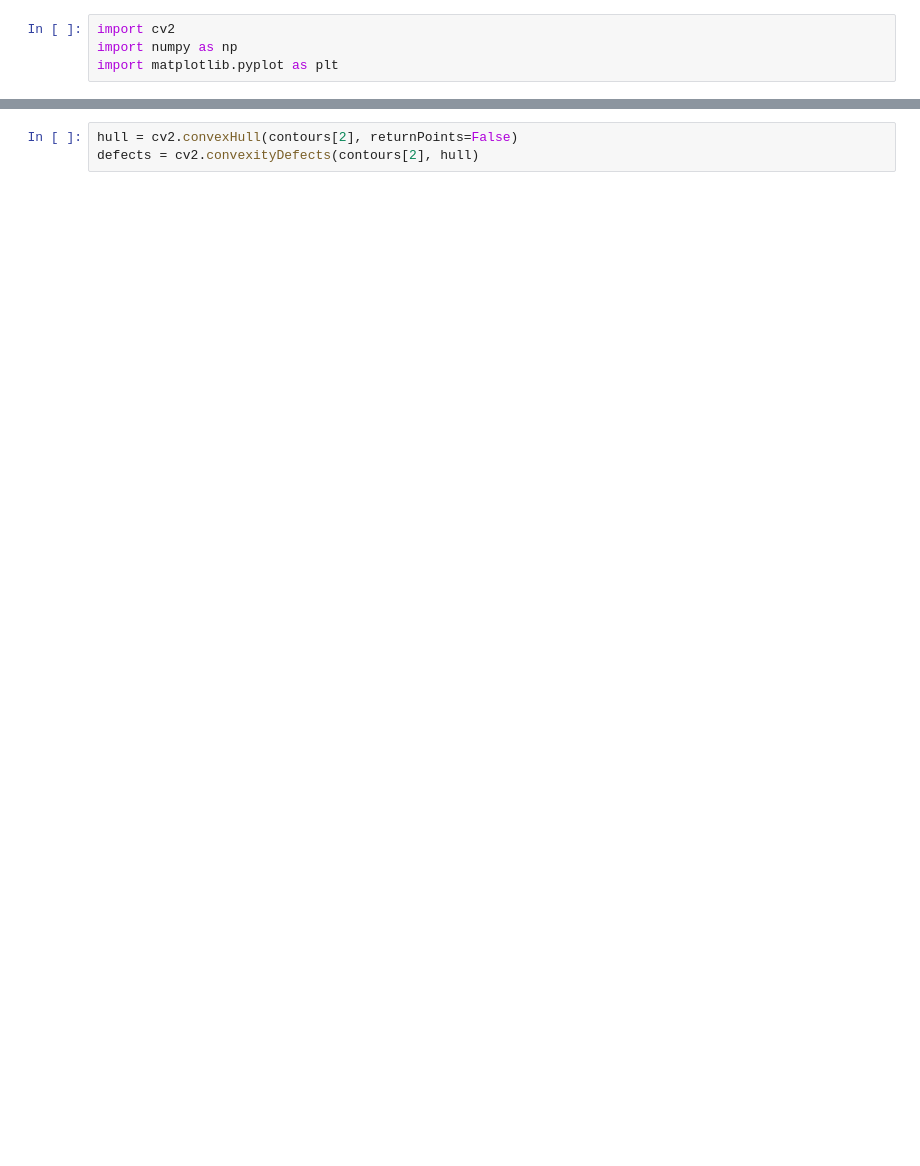
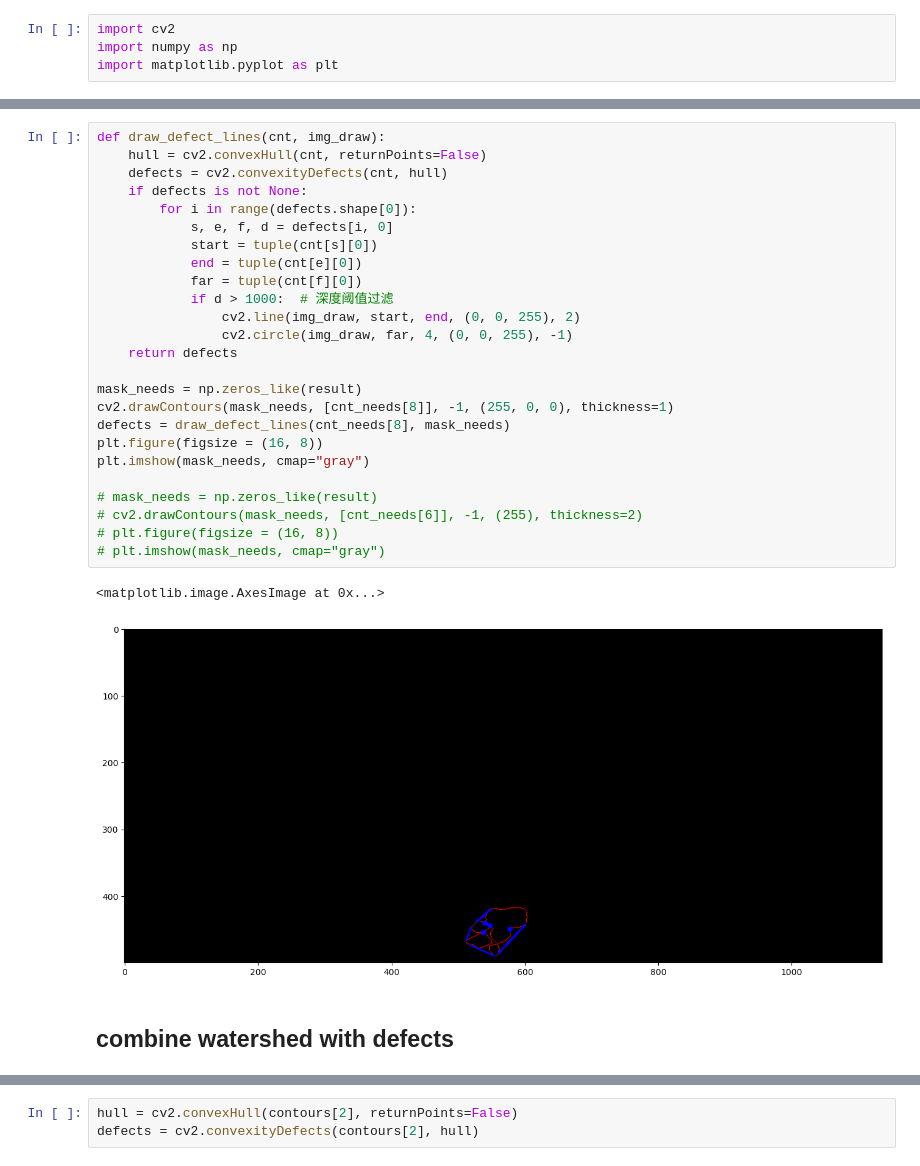
Before and after one commit to yaojian95/jt_ore_sorting, a Jupyter notebook: contours_detect.ipynb, the cells around one changed output, grey strips where cells are left out. Drawn from its saved outputs; the diff is of its cells as text; blank space fills up the shorter version.

```diff
--- a/contours_detect.ipynb
+++ b/contours_detect.ipynb
@@ -76,2 +176,32 @@ def cut_by_deepest_defects(cnt, binary, top_k=2, depth_thresh=1000):
+# %%
+def draw_defect_lines(cnt, img_draw):
+    hull = cv2.convexHull(cnt, returnPoints=False)
+    defects = cv2.convexityDefects(cnt, hull)
+    if defects is not None:
+        for i in range(defects.shape[0]):
+            s, e, f, d = defects[i, 0]
+            start = tuple(cnt[s][0])
+            end = tuple(cnt[e][0])
+            far = tuple(cnt[f][0])
+            if d > 1000:  # 深度阈值过滤
+                cv2.line(img_draw, start, end, (0, 0, 255), 2)
+                cv2.circle(img_draw, far, 4, (0, 0, 255), -1)
+    return defects
+
+mask_needs = np.zeros_like(result)
+cv2.drawContours(mask_needs, [cnt_needs[8]], -1, (255, 0, 0), thickness=1)
+defects = draw_defect_lines(cnt_needs[8], mask_needs)
+plt.figure(figsize = (16, 8))
+plt.imshow(mask_needs, cmap="gray")
+
+# mask_needs = np.zeros_like(result)
+# cv2.drawContours(mask_needs, [cnt_needs[6]], -1, (255), thickness=2)
+# plt.figure(figsize = (16, 8))
+# plt.imshow(mask_needs, cmap="gray")
+# %% [output]
+<matplotlib.image.AxesImage at 0x...>
+[figure, added]
+# %% [markdown]
+## combine watershed with defects
 # %%
 # img = cv2.imread("1749001387562020400.png", cv2.IMREAD_GRAYSCALE)[:, 200:1336]
```
Also changed, not shown: parts of 11 cells of this notebook.
